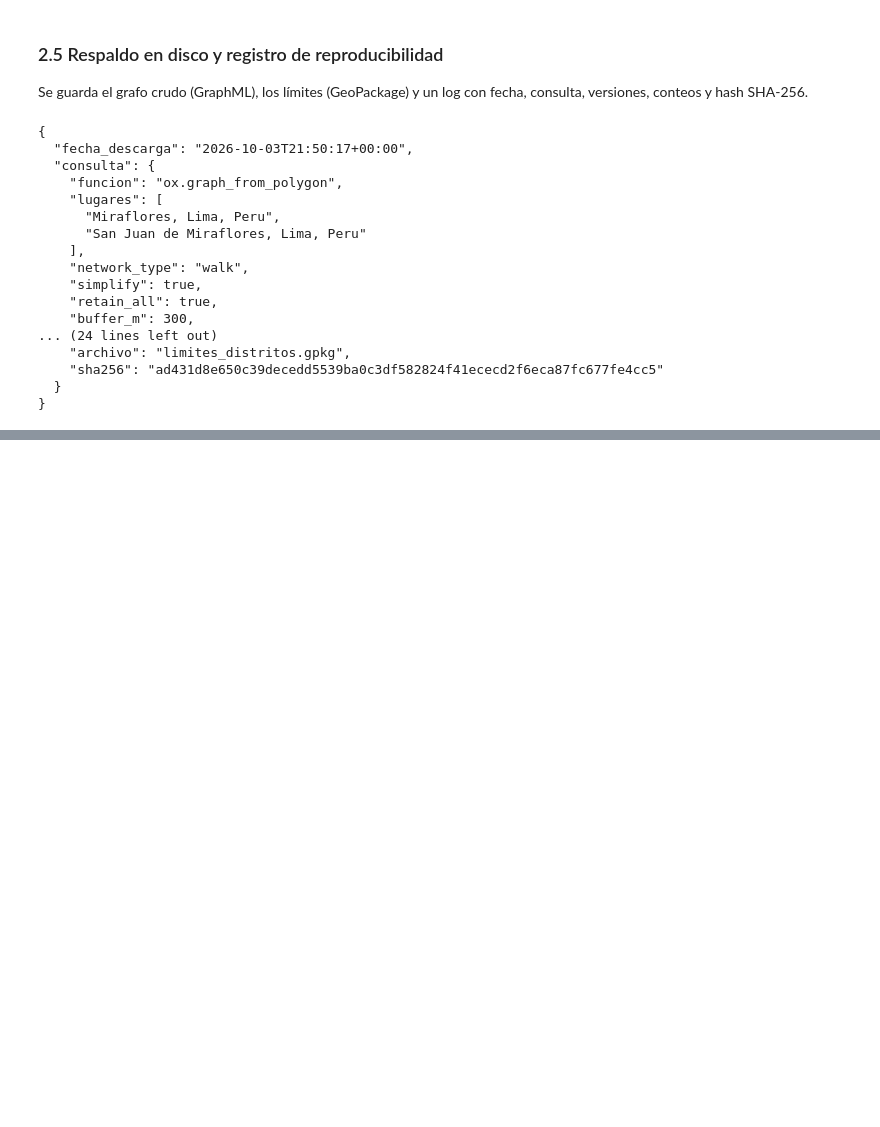
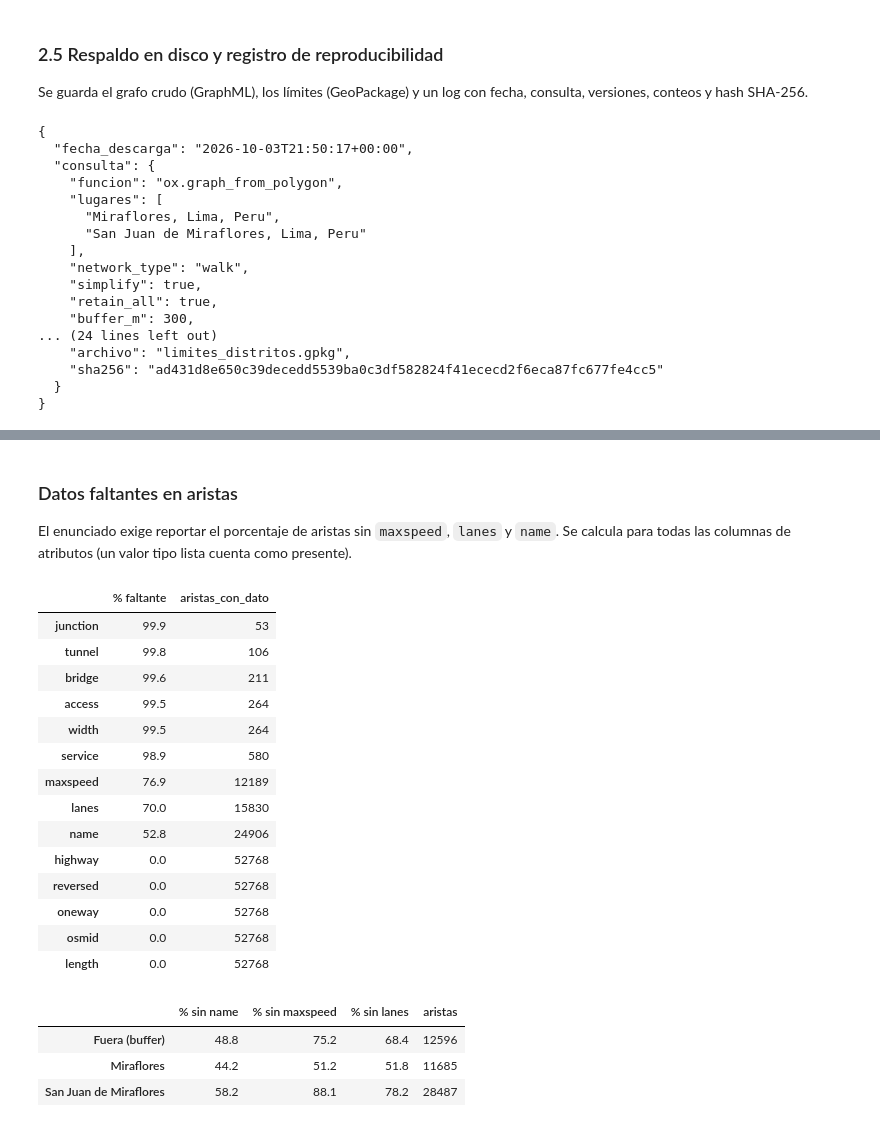
Before and after one commit to lvanCR/lima-walkability-accessibility, a Jupyter notebook: notebooks/01_descarga_y_limpieza.ipynb, the cells around one changed output, grey strips where cells are left out. Saved outputs shown, nothing was run; the diff lists cells and outputs as text; code cells hidden in the pictures; blank space fills up the shorter version.

```diff
--- a/notebooks/01_descarga_y_limpieza.ipynb
+++ b/notebooks/01_descarga_y_limpieza.ipynb
@@ -186,0 +265,8 @@ print(json.dumps(log, indent=2, ensure_ascii=False))
+# %%
+nodos_utm = nodos.to_crs(cfg.CRS_METRIC)
+limites_utm = limites.to_crs(cfg.CRS_METRIC)
+etiqueta = gpd.sjoin(nodos_utm[["geometry"]], limites_utm[["distrito", "geometry"]], how="left", predicate="within")
+etiqueta = etiqueta[~etiqueta.index.duplicated(keep="first")]["distrito"].fillna("Fuera (buffer)")
+tabla_distrito = etiqueta.value_counts().rename("nodos").to_frame()
+tabla_distrito["%"] = (tabla_distrito["nodos"] / tabla_distrito["nodos"].sum() * 100).round(1)
+tabla_distrito
@@ -186,0 +283,10 @@ print(json.dumps(log, indent=2, ensure_ascii=False))
+# %%
+comps = sorted(nx.weakly_connected_components(G), key=len, reverse=True)
+filas = []
+for k, c in enumerate(comps, start=1):
+    zona = etiqueta.reindex(list(c)).value_counts()
+    filas.append({"componente": k, "nodos": len(c), "zona_mayoritaria": zona.index[0], "% en esa zona": round(zona.iloc[0] / len(c) * 100, 1)})
+tabla_comp = pd.DataFrame(filas)
+print(f"Componentes: {len(comps)} | nodos en los dos mayores: {tabla_comp['nodos'].head(2).sum():,} ({tabla_comp['nodos'].head(2).sum() / G.number_of_nodes():.1%})")
+print(f"Fragmentos pequeños (resto): {len(comps) - 2} componentes, {tabla_comp['nodos'].iloc[2:].sum()} nodos, el mayor de {tabla_comp['nodos'].iloc[2]} nodos")
+tabla_comp.head(5)
@@ -186,0 +302,38 @@ print(json.dumps(log, indent=2, ensure_ascii=False))
+# %% [markdown]
+### Datos faltantes en aristas
+
+El enunciado exige reportar el porcentaje de aristas sin `maxspeed`, `lanes` y `name`. Se calcula para todas las columnas de atributos (un valor tipo lista cuenta como presente).
+# %%
+atributos = [c for c in aristas.columns if c not in ("geometry",)]
+faltantes = aristas[atributos].isna().mean().mul(100).round(1).rename("% faltante")
+tabla_faltantes = faltantes.to_frame().assign(aristas_con_dato=lambda d: ((100 - d["% faltante"]) / 100 * len(aristas)).round().astype(int))
+tabla_faltantes.sort_values("% faltante", ascending=False)
+# %% [output]
+|  | % faltante | aristas_con_dato |
+| junction | 99.9 | 53 |
+| tunnel | 99.8 | 106 |
+| bridge | 99.6 | 211 |
+| access | 99.5 | 264 |
+| width | 99.5 | 264 |
+| service | 98.9 | 580 |
+| maxspeed | 76.9 | 12189 |
+| lanes | 70.0 | 15830 |
+| name | 52.8 | 24906 |
+| highway | 0.0 | 52768 |
+| reversed | 0.0 | 52768 |
+| oneway | 0.0 | 52768 |
+| osmid | 0.0 | 52768 |
+| length | 0.0 | 52768 |
+# %%
+# Faltantes de los tres atributos pedidos, por distrito de la arista (según su nodo de origen)
+u = aristas.index.get_level_values("u")
+aristas_dist = pd.Series(etiqueta.reindex(u).values, index=aristas.index, name="distrito")
+clave = ["name", "maxspeed", "lanes"]
+por_distrito = (aristas[clave].isna().groupby(aristas_dist.values).mean() * 100).round(1)
+por_distrito.columns = [f"% sin {c}" for c in clave]
+por_distrito.assign(aristas=aristas_dist.value_counts())
+# %% [output]
+|  | % sin name | % sin maxspeed | % sin lanes | aristas |
+| Fuera (buffer) | 48.8 | 75.2 | 68.4 | 12596 |
+| Miraflores | 44.2 | 51.2 | 51.8 | 11685 |
+| San Juan de Miraflores | 58.2 | 88.1 | 78.2 | 28487 |
```
Also changed, not shown: parts of 14 cells of this notebook.
